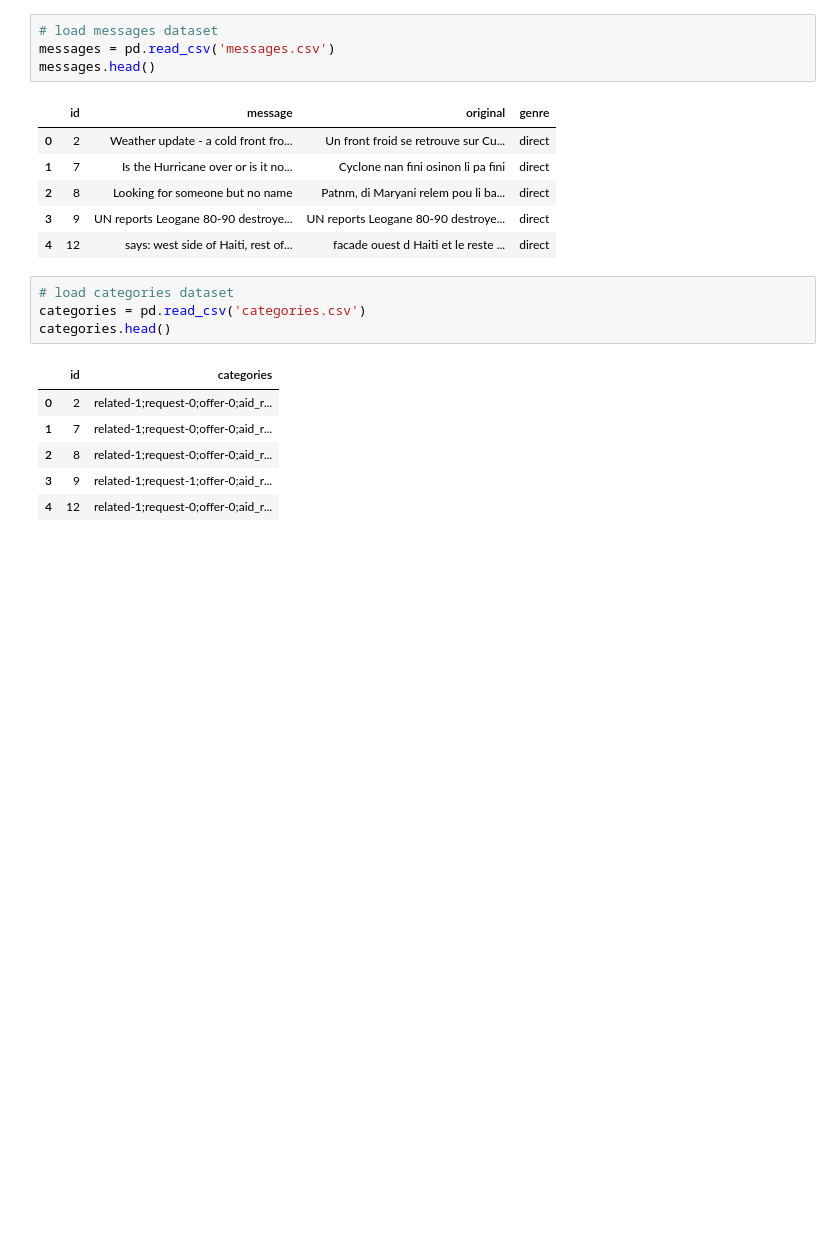
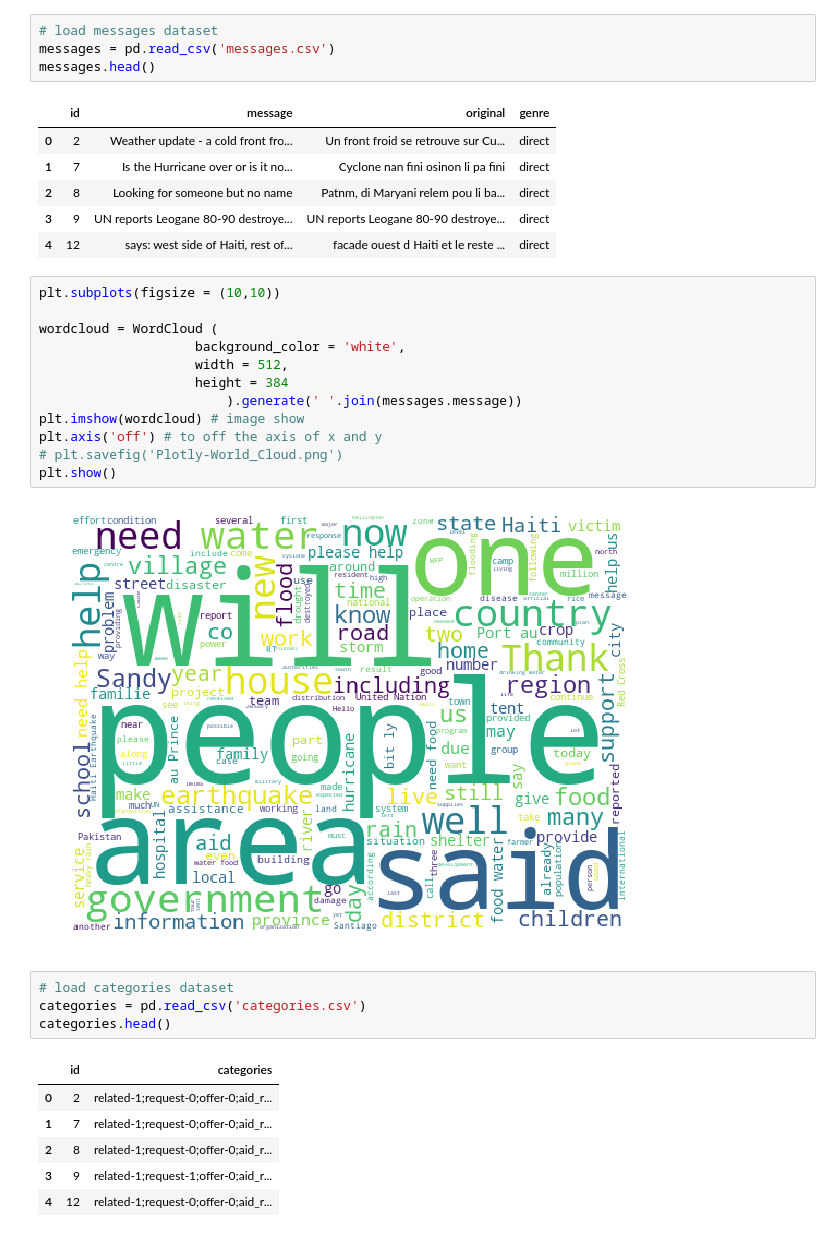
Before and after one commit to yanlinglin/Disaster-analysis, a Jupyter notebook: notebooks/ETL Pipeline Preparation.ipynb, the cells around one changed output. Cells and saved outputs as stored; diff of their text form; blank space fills up the shorter version.

Commit message:
add comments, visualization

```diff
--- a/notebooks/ETL Pipeline Preparation.ipynb
+++ b/notebooks/ETL Pipeline Preparation.ipynb
@@ -22,6 +24,20 @@ messages.head()
 | 2 | 8 | Looking for someone but no name | Patnm, di Maryani relem pou li ba... | direct |
 | 3 | 9 | UN reports Leogane 80-90 destroye... | UN reports Leogane 80-90 destroye... | direct |
 | 4 | 12 | says: west side of Haiti, rest of... | facade ouest d Haiti et le reste ... | direct |
+# %%
+plt.subplots(figsize = (10,10))
+
+wordcloud = WordCloud (
+                    background_color = 'white',
+                    width = 512,
+                    height = 384
+                        ).generate(' '.join(messages.message))
+plt.imshow(wordcloud) # image show
+plt.axis('off') # to off the axis of x and y
+# plt.savefig('Plotly-World_Cloud.png')
+plt.show()
+# %% [output]
+[figure, added]
 # %%
 # load categories dataset
 categories = pd.read_csv('categories.csv')
```
Also changed, not shown: parts of 14 cells of this notebook, 7 other files.
